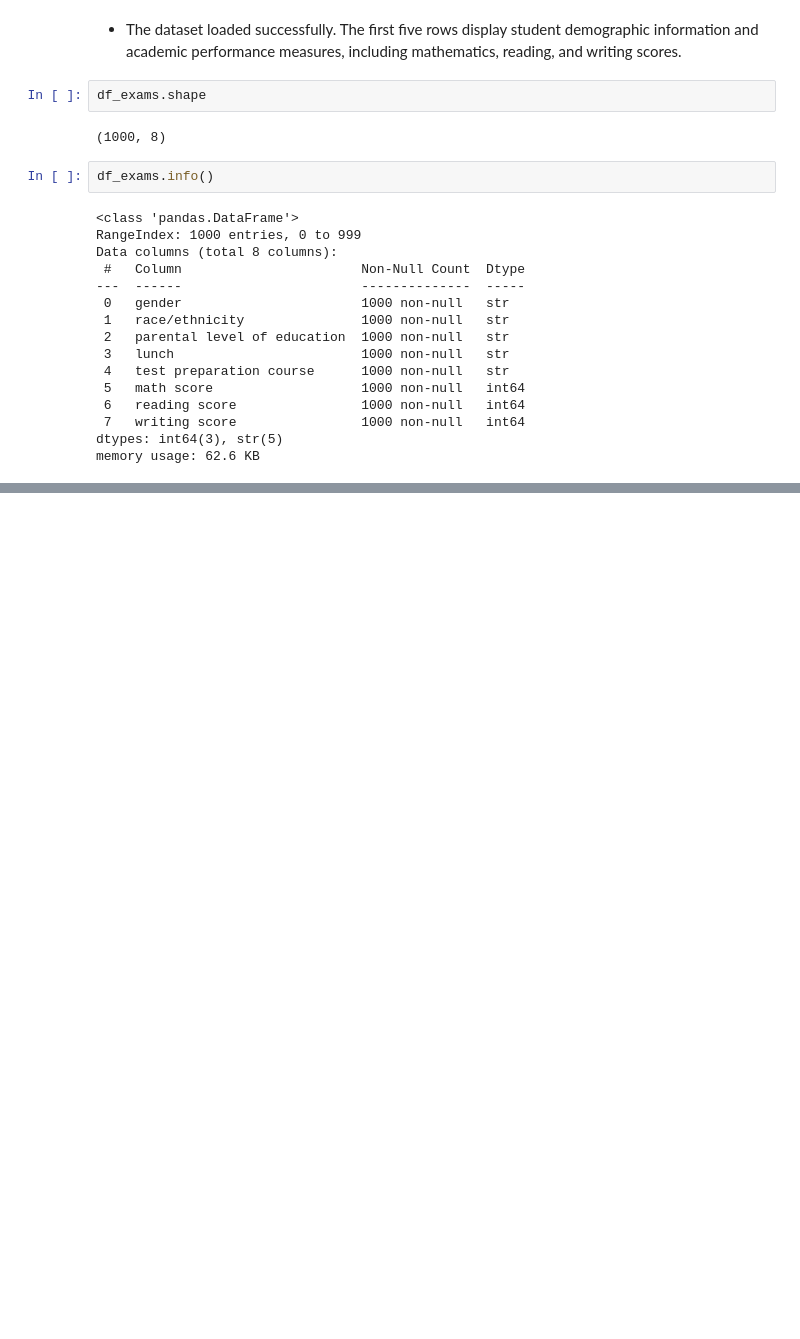
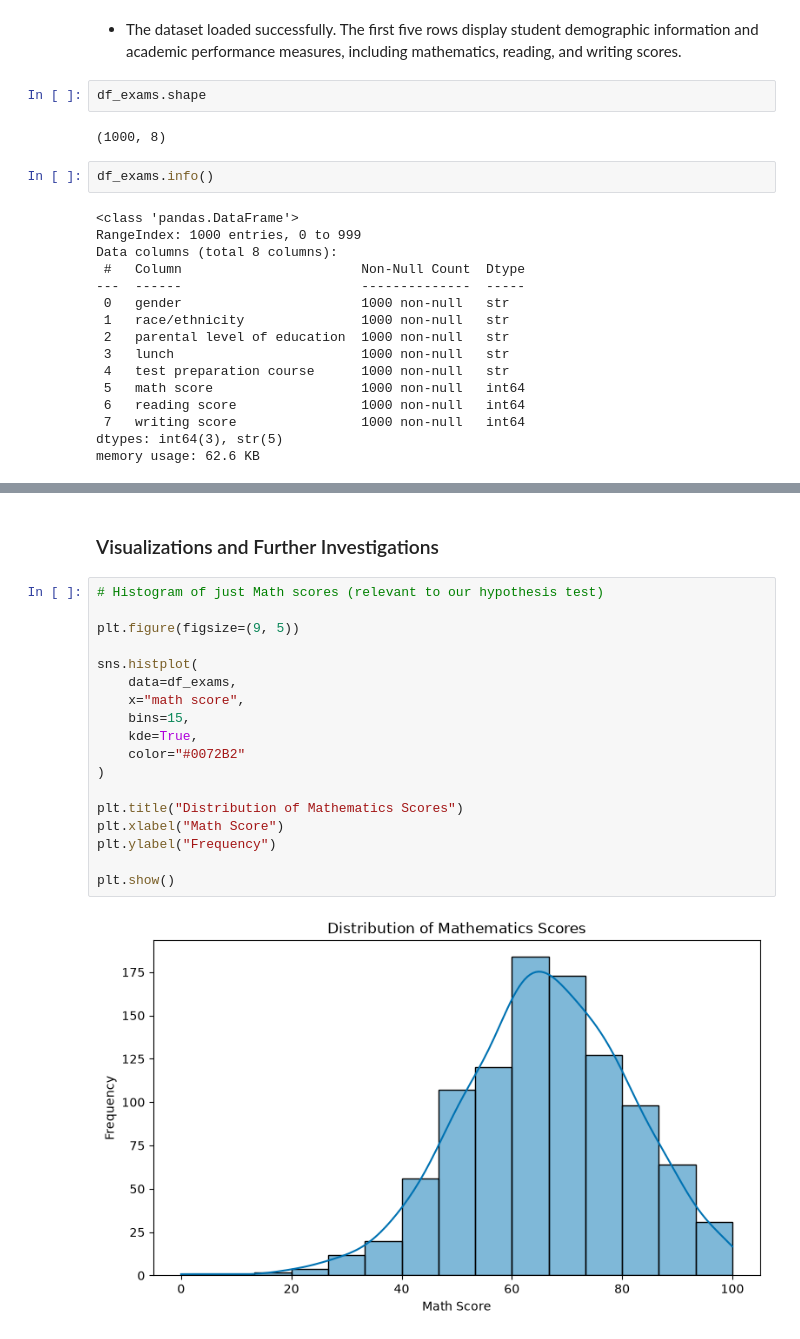
Before and after one commit to Shehzaad-S/udacity-statistical-analysis-project, a Jupyter notebook: analysis.ipynb, the cells around one changed output, grey strips where cells are left out. Saved outputs shown, nothing was run; the diff lists cells and outputs as text; blank space fills up the shorter version.

```diff
--- a/analysis.ipynb
+++ b/analysis.ipynb
@@ -65,0 +164,22 @@ The Students Performance dataset was successfully loaded and inspected. The data
+# %% [markdown]
+### Visualizations and Further Investigations
+# %%
+# Histogram of just Math scores (relevant to our hypothesis test)
+
+plt.figure(figsize=(9, 5))
+
+sns.histplot(
+    data=df_exams,
+    x="math score",
+    bins=15,
+    kde=True,
+    color="#0072B2"
+)
+
+plt.title("Distribution of Mathematics Scores")
+plt.xlabel("Math Score")
+plt.ylabel("Frequency")
+
+plt.show()
+# %% [output]
+[figure, added]
```
Also changed, not shown: parts of 25 cells of this notebook.
